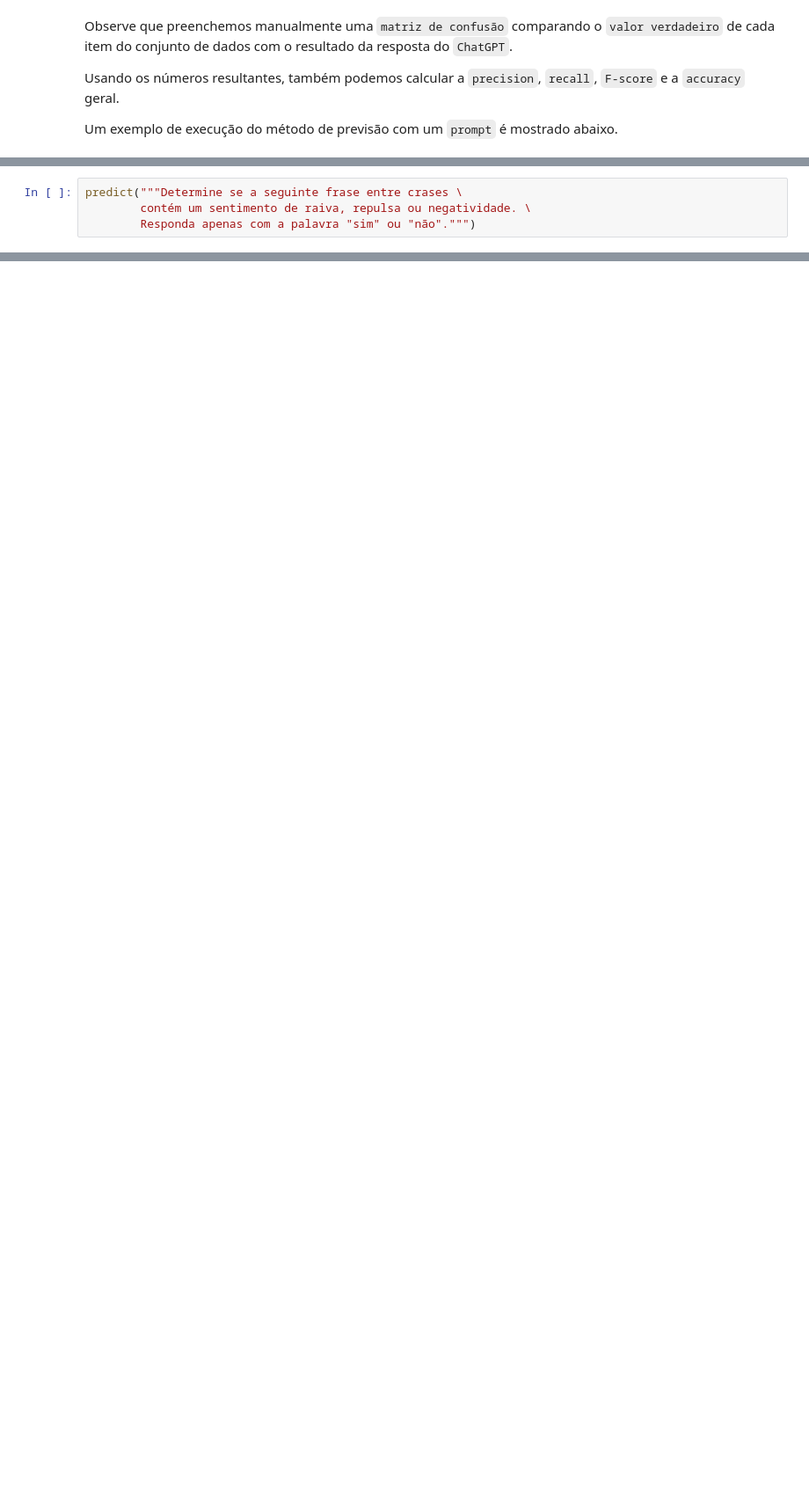
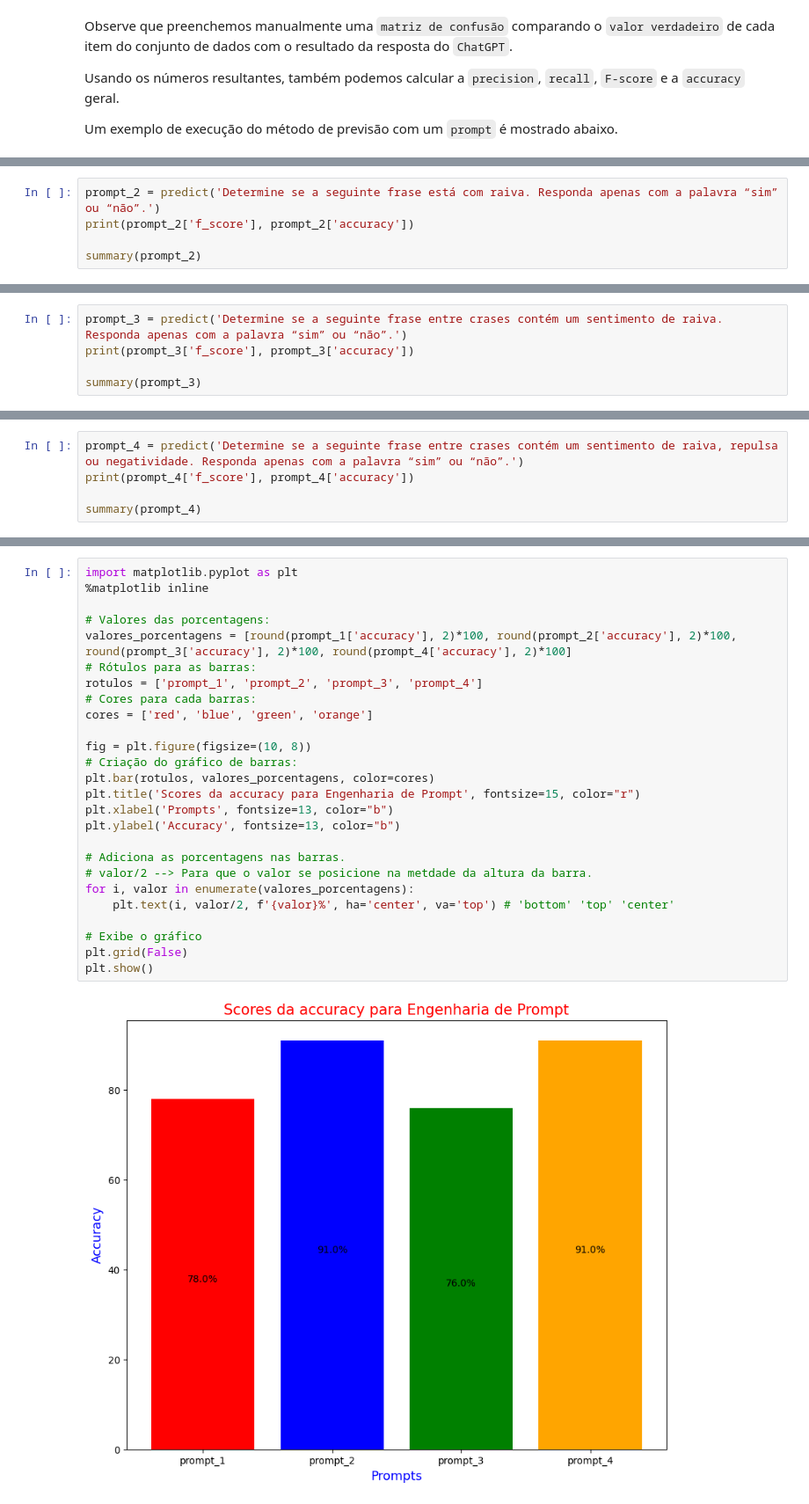
Before and after one commit to EddyGiusepe/Large_Language_Models_LLMs, a Jupyter notebook: 5_PromptEngineering_PromptTemplating_PromptChaining_Embeddings_Planning/Prompt_Engineering_The_Magical_World_of_Large_Language_Models.ipynb, the cells around one changed output, grey strips where cells are left out. Shown at 88% size. Saved outputs shown, nothing was run; the diff lists cells and outputs as text; blank space fills up the shorter version.

Commit message:
Comparando PROMPTs em Classificação de RAIVA

```diff
--- a/5_PromptEngineering_PromptTemplating_PromptChaining_Embeddings_Planning/Prompt_Engineering_The_Magical_World_of_Large_Language_Models.ipynb
+++ b/5_PromptEngineering_PromptTemplating_PromptChaining_Embeddings_Planning/Prompt_Engineering_The_Magical_World_of_Large_Language_Models.ipynb
@@ -254,0 +333,5 @@ Um exemplo de execução do método de previsão com um `prompt` é mostrado aba
+# %%
+prompt_2 = predict('Determine se a seguinte frase está com raiva. Responda apenas com a palavra “sim” ou “não”.')
+print(prompt_2['f_score'], prompt_2['accuracy'])
+
+summary(prompt_2)
@@ -254,0 +347,5 @@ Um exemplo de execução do método de previsão com um `prompt` é mostrado aba
+# %%
+prompt_3 = predict('Determine se a seguinte frase entre crases contém um sentimento de raiva. Responda apenas com a palavra “sim” ou “não”.')
+print(prompt_3['f_score'], prompt_3['accuracy'])
+
+summary(prompt_3)
@@ -255,5 +369,6 @@ Um exemplo de execução do método de previsão com um `prompt` é mostrado aba
 # %%
-predict("""Determine se a seguinte frase entre crases \
-        contém um sentimento de raiva, repulsa ou negatividade. \
-        Responda apenas com a palavra "sim" ou "não".""")
+prompt_4 = predict('Determine se a seguinte frase entre crases contém um sentimento de raiva, repulsa ou negatividade. Responda apenas com a palavra “sim” ou “não”.')
+print(prompt_4['f_score'], prompt_4['accuracy'])
+
+summary(prompt_4)
 # %% [output]
@@ -277,0 +387,28 @@ predict("""Determine se a seguinte frase entre crases \
+# %%
+import matplotlib.pyplot as plt
+%matplotlib inline
+
+# Valores das porcentagens:
+valores_porcentagens = [round(prompt_1['accuracy'], 2)*100, round(prompt_2['accuracy'], 2)*100, round(prompt_3['accuracy'], 2)*100, round(prompt_4['accuracy'], 2)*100]
+# Rótulos para as barras:
+rotulos = ['prompt_1', 'prompt_2', 'prompt_3', 'prompt_4']
+# Cores para cada barras:
+cores = ['red', 'blue', 'green', 'orange']
+
+fig = plt.figure(figsize=(10, 8))
+# Criação do gráfico de barras:
+plt.bar(rotulos, valores_porcentagens, color=cores)
+plt.title('Scores da accuracy para Engenharia de Prompt', fontsize=15, color="r")
+plt.xlabel('Prompts', fontsize=13, color="b")
+plt.ylabel('Accuracy', fontsize=13, color="b")
+
+# Adiciona as porcentagens nas barras.
+# valor/2 --> Para que o valor se posicione na metdade da altura da barra.
+for i, valor in enumerate(valores_porcentagens):
+    plt.text(i, valor/2, f'{valor}%', ha='center', va='top') # 'bottom' 'top' 'center'
+
+# Exibe o gráfico
+plt.grid(False)
+plt.show()
+# %% [output]
+[figure, added]
```
Also changed, not shown: parts of 24 cells of this notebook.
